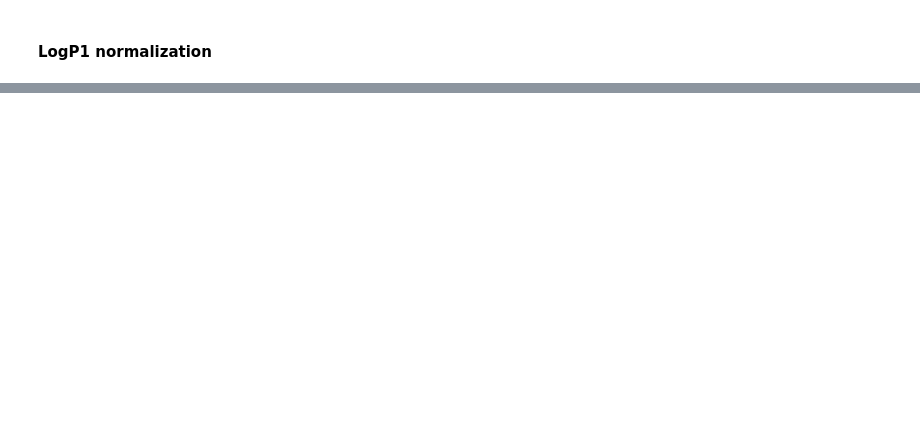
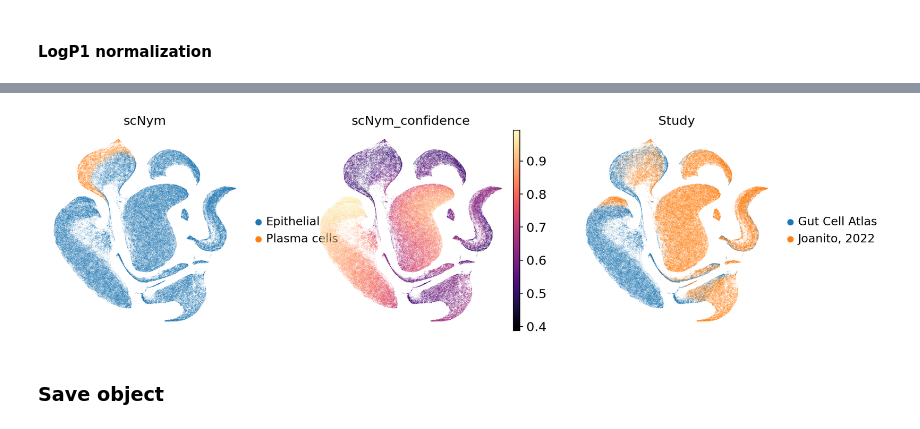
Before and after one commit to Talavera-Lopez-Lab/GCA_social_network, a Jupyter notebook: Annotation transferring/3_donors_to_Joanito_annotation_transferring.ipynb, the cells around one changed output, grey strips where cells are left out. Drawn from its saved outputs; the diff is of its cells as text; code cells hidden in the pictures; blank space fills up the shorter version.

```diff
--- a/Annotation transferring/3_donors_to_Joanito_annotation_transferring.ipynb
+++ b/Annotation transferring/3_donors_to_Joanito_annotation_transferring.ipynb
@@ -78,0 +309,6 @@ sc.pp.log1p(covid_healthy)
+# %%
+sc.pl.umap(merged_ad, color=['scNym', 'scNym_confidence', "Study"], color_map = "magma", size = 0.3, frameon = False)
+# %% [output]
+[figure, added]
+# %% [markdown]
+### Save object
```
Also changed, not shown: parts of 34 cells of this notebook.
